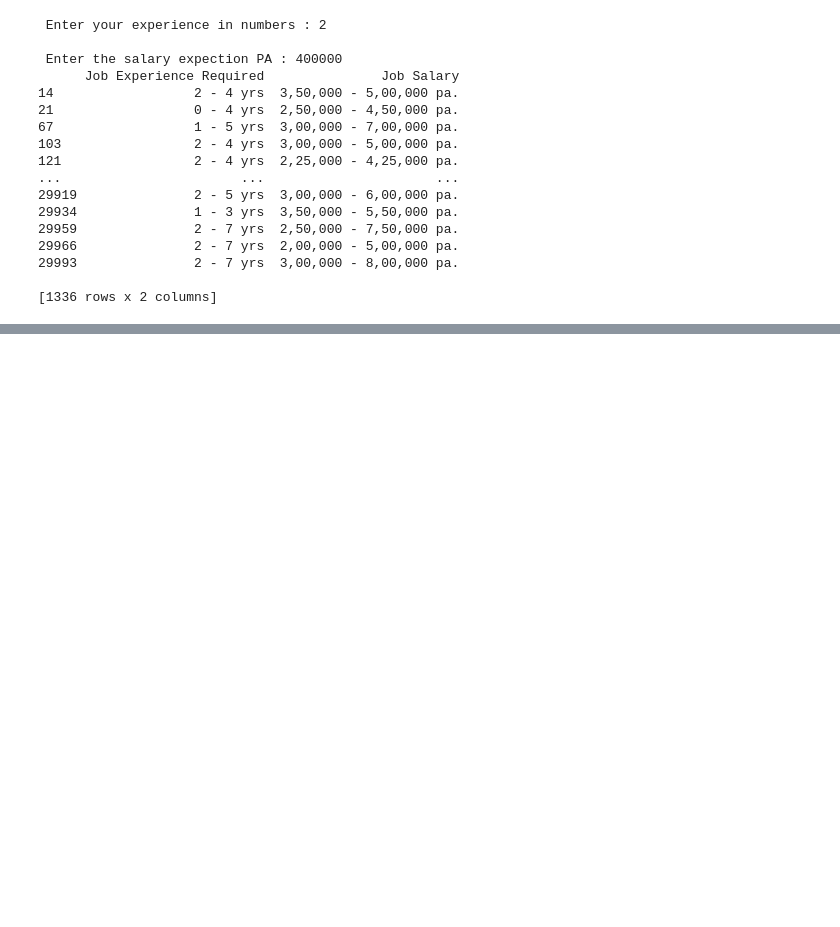
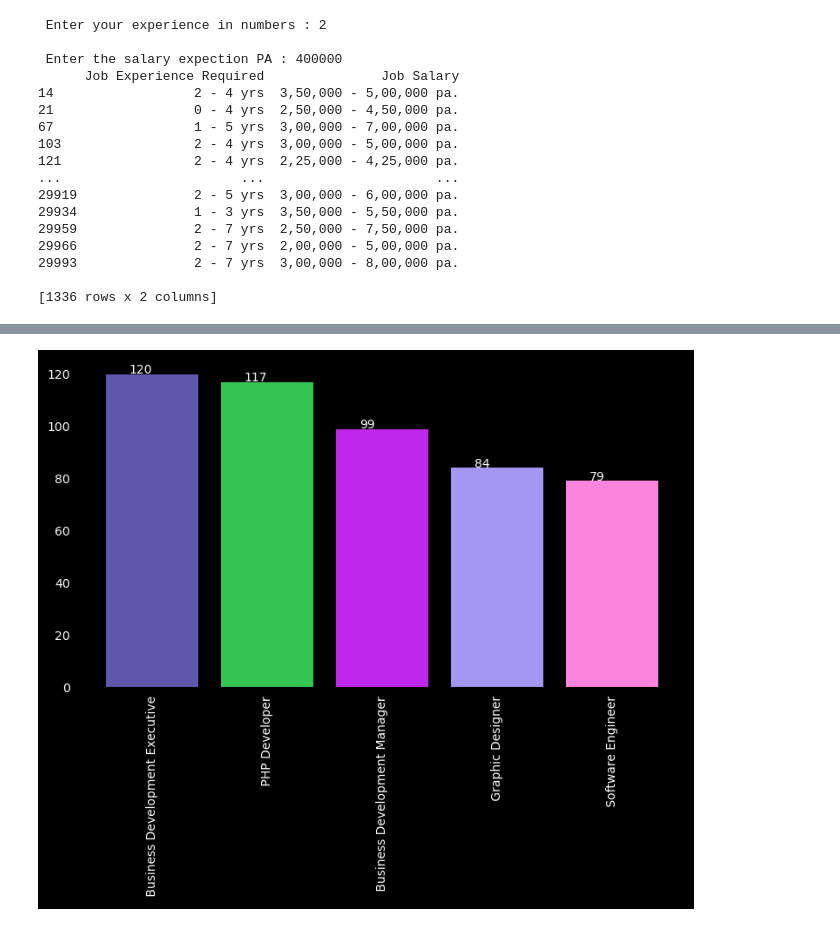
Before and after one commit to simrangrover5/DataScienceBatch_7_30PM, a Jupyter notebook: Project/Analysis.ipynb, the cells around one changed output, grey strips where cells are left out. Drawn from its saved outputs; the diff is of its cells as text; code cells hidden in the pictures; blank space fills up the shorter version.

```diff
--- a/Project/Analysis.ipynb
+++ b/Project/Analysis.ipynb
@@ -991,0 +1031,15 @@ else:
+# %%
+fig = plt.figure(figsize=(9, 5), facecolor="black", dpi=100)
+ax = plt.gca(facecolor="black")
+index = temp['Job Title'].value_counts()[1:6].index
+values = temp['Job Title'].value_counts()[1:6].values
+plt.bar(index, values, color=[colors() for i in range(len(index))])
+plt.xticks(rotation=90)
+plt.tick_params(labelcolor="white")
+for p, val in zip(ax.patches, values):
+    x, y = p.get_x()+0.2 , p.get_height()+0.2
+    plt.text(x, y, val, color="white")
+plt.savefig("flaskproject/static/topjobtitle.png")
+plt.show()
+# %% [output]
+[figure, added]
```
Also changed, not shown: parts of 6 cells of this notebook, 11 other files.
